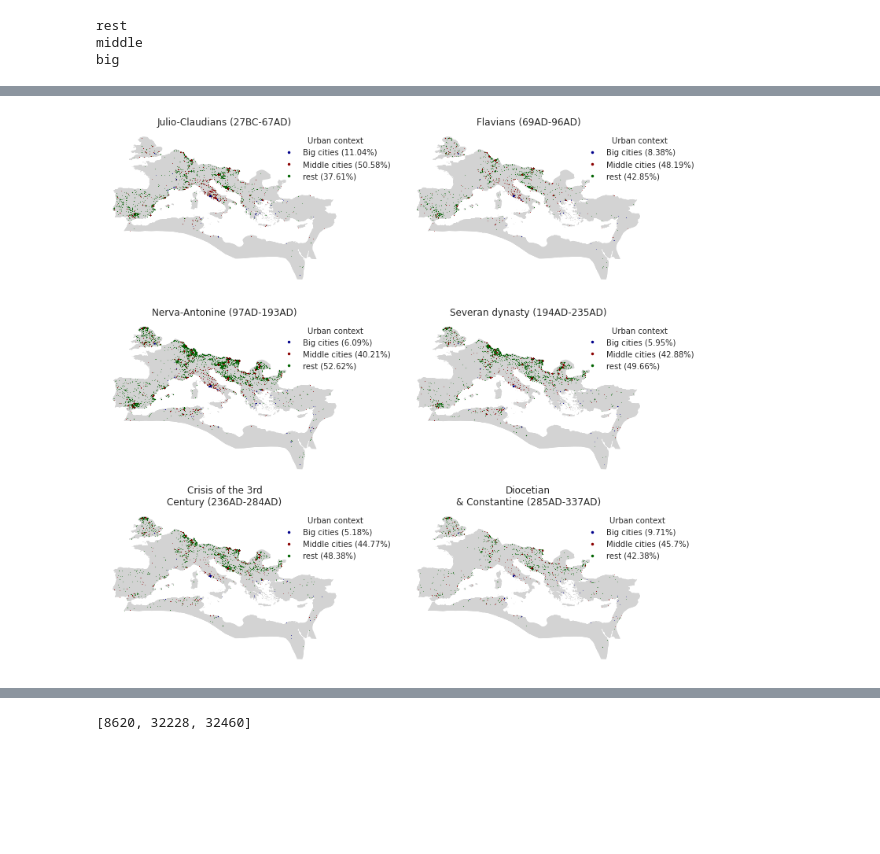
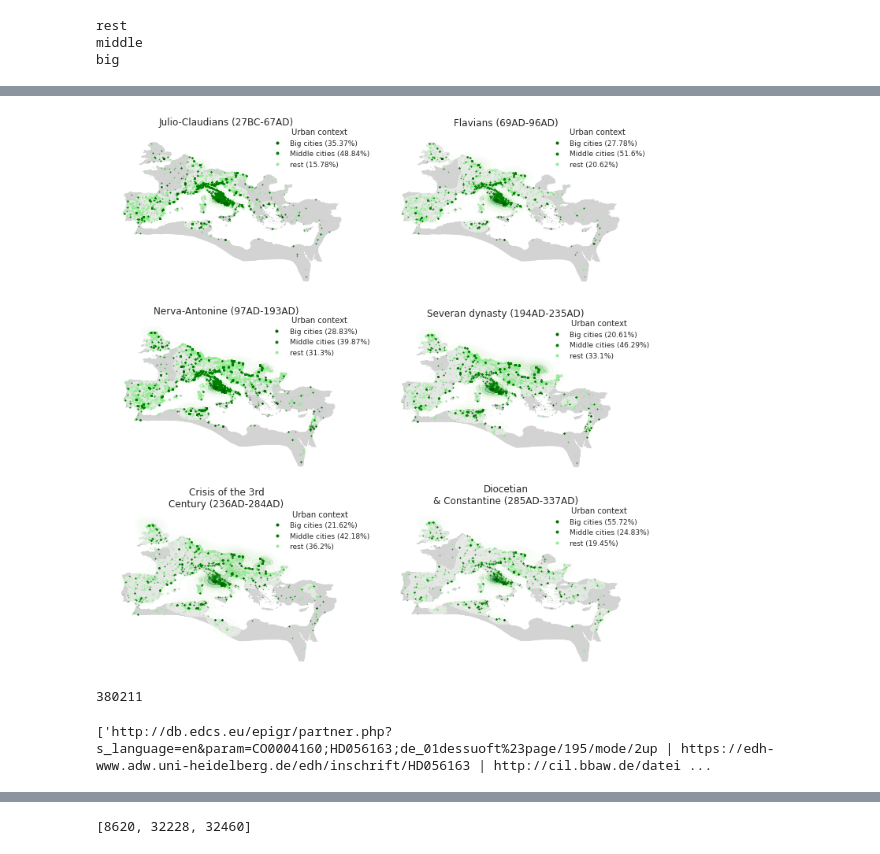
Before and after one commit to sdam-au/LI_ETL, a Jupyter notebook: scripts/1_6_py_WORDS&OCCUPS&ORGS_TEMPORAL.ipynb, the cells around one changed output, grey strips where cells are left out. Cells and saved outputs as stored; diff of their text form; code cells hidden in the pictures; blank space fills up the shorter version.

Commit message:
various kde plots etc.

```diff
--- a/scripts/1_6_py_WORDS&OCCUPS&ORGS_TEMPORAL.ipynb
+++ b/scripts/1_6_py_WORDS&OCCUPS&ORGS_TEMPORAL.ipynb
@@ -227,8 +332,15 @@ Wall time: 6min 35s
+# %%
+EDHg = EDHg[EDHg["within_RE"]==True]
+EDCSg = EDCSg[EDCSg["within_RE"]==True]
 # %%
-df_by_periods = []
+edh_df_by_periods = []
+edcs_df_by_periods = []
+
 for period in timeblocks_periods:
-    sample = EDHg[EDHg["date_var_1"].between(period[0], period[1])]
-    df_by_periods.append(sample)
+    edh_sample = EDHg[EDHg["date_var_1"].between(period[0], period[1])]
+    edcs_sample = EDCSg[EDCSg["date_var_1"].between(period[0], period[1])]
+    edh_df_by_periods.append(edh_sample)
+    edcs_df_by_periods.append(edcs_sample)
 # %%
 for context, color in [("rest", "darkgreen"), ("middle", "darkred"), ("big", "darkblue")]:
     print(context)
@@ -236,3 +348,24 @@ for context, color in [("rest", "darkgreen"), ("middle", "darkred"), ("big", "da
 rest
 middle
 big
+# %%
+plt.style.use("seaborn-white")
+
+fig, axs  = plt.subplots(3, 2, figsize=(10, 10), tight_layout=True)
+
+contexts_pct = {}
+
+for df, ax, period in zip(edh_df_by_periods, axs.ravel(), periods_labels):
+    pleiades_regions.plot(ax=ax, color="lightgray")
+    gplt.kdeplot(df, cmap='Reds', shade=True, thresh=0.05, alpha=0.5, ax=ax)
+    for context, color in [("rest", "orange"), ("middle", "red"), ("big", "darkred")]:
+        df_context = df[df["urban_context"]==context]
+        contexts_pct[context] = str(np.round(((len(df_context) / len(df)) * 100), 2)) + "%"
+        df_context.plot(markersize=0.6, color=color, alpha=0.4, ax=ax)
+    ax.set_title(period)
+    ax.set_axis_off()
+    markers = [plt.Line2D([0,0],[0,0],color=color, marker=".", linestyle="") for color in ["darkred", "red", "orange"]]
+    legend_labels = ["Big cities ({0})".format(contexts_pct["big"]), "Middle cities ({0})".format(contexts_pct["middle"]), "rest ({0})".format(contexts_pct["rest"])]
+    ax.legend(markers, legend_labels, numpoints=1,  title="Urban context", bbox_to_anchor=(0.65, 1.05), loc='upper left', fontsize=9)
+
+plt.subplots_adjust(wspace=0, hspace=0)
@@ -239,18 +374,27 @@ big
 # %%
-fig, axs  = plt.subplots(3, 2, figsize=(12, 10), tight_layout=True)
+fig, axs  = plt.subplots(3, 2, figsize=(10, 10), tight_layout=True)
 
 contexts_pct = {}
 
-for df, ax, period in zip(df_by_periods, axs.ravel(), periods_labels):
+for df, ax, period in zip(edcs_df_by_periods, axs.ravel(), periods_labels):
     pleiades_regions.plot(ax=ax, color="lightgray")
-    for context, color in [("rest", "darkgreen"), ("middle", "darkred"), ("big", "darkblue")]:
+    gplt.kdeplot(df, cmap='Greens', shade=True, thresh=0.05, alpha=0.5, ax=ax) # , clip=EDHg.geometry,
+    for context, color in [("rest", "lightgreen"), ("middle", "green"), ("big", "darkgreen")]:
         df_context = df[df["urban_context"]==context]
         contexts_pct[context] = str(np.round(((len(df_context) / len(df)) * 100), 2)) + "%"
         df_context.plot(markersize=0.6, color=color, alpha=0.4, ax=ax)
     ax.set_title(period)
     ax.set_axis_off()
-    markers = [plt.Line2D([0,0],[0,0],color=color, marker=".", linestyle="") for color in ["darkblue", "darkred", "darkgreen"]]
+    markers = [plt.Line2D([0,0],[0,0],color=color, marker=".", linestyle="") for color in ["darkgreen", "green", "lightgreen"]]
     legend_labels = ["Big cities ({0})".format(contexts_pct["big"]), "Middle cities ({0})".format(contexts_pct["middle"]), "rest ({0})".format(contexts_pct["rest"])]
-    ax.legend(markers, legend_labels, numpoints=1,  title="Urban context", bbox_to_anchor=(0.7, 1), loc='upper left')
+    ax.legend(markers, legend_labels, numpoints=1,  title="Urban context", bbox_to_anchor=(0.65, 1.05), loc='upper left', fontsize=9)
 # %% [output]
-[figure, old version]
+[figure, new version]
+# %%
+len(EDCSg[~EDCSg["Links"].str.contains("edh", na=False)])
+# %% [output]
+380211
+# %%
+print(EDCSg["Links"].tolist()[:1000])
+# %% [output]
+['http://db.edcs.eu/epigr/partner.php?s_language=en&param=CO0004160;HD056163;de_01dessuoft%23page/195/mode/2up | https://edh-www.adw.uni-heidelberg.de/edh/inschrift/HD056163 | http://cil.bbaw.de/datei ...
```
Also changed, not shown: parts of 27 cells of this notebook, 2 other files.
